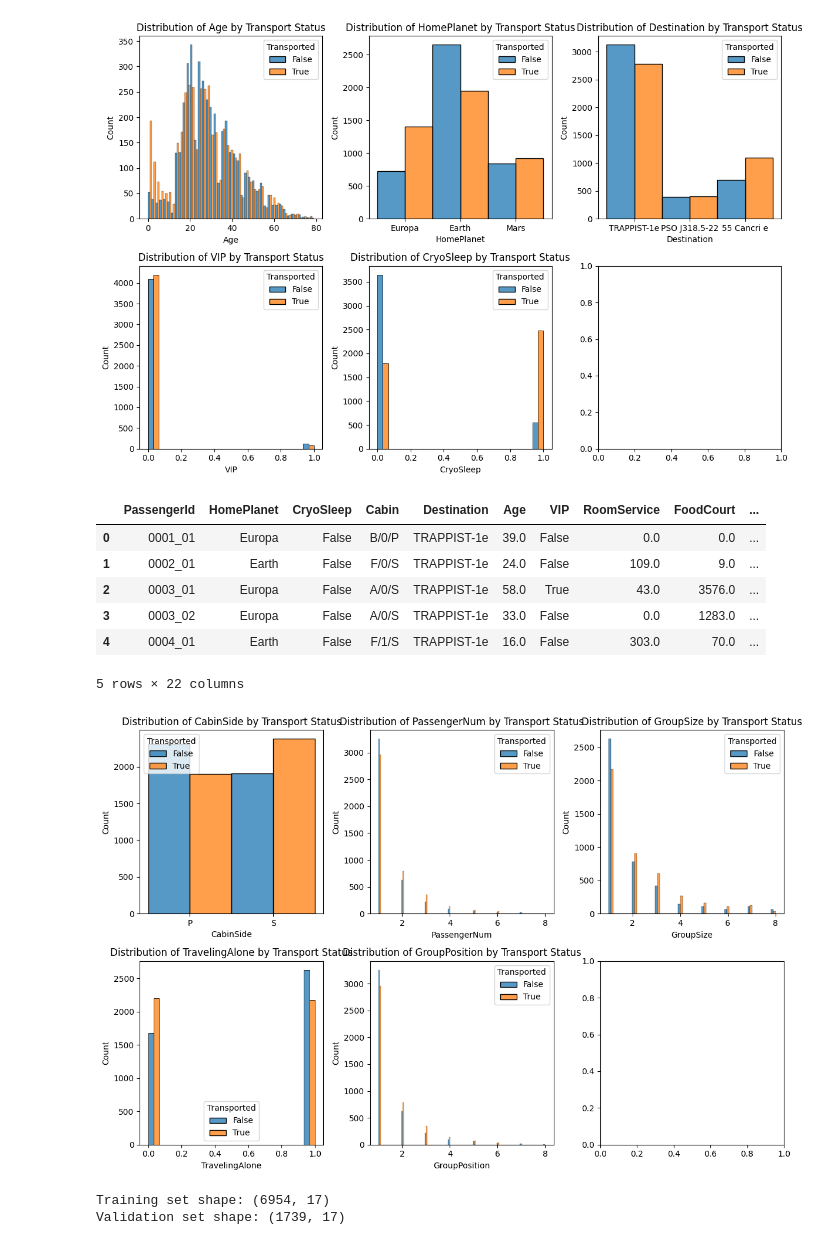
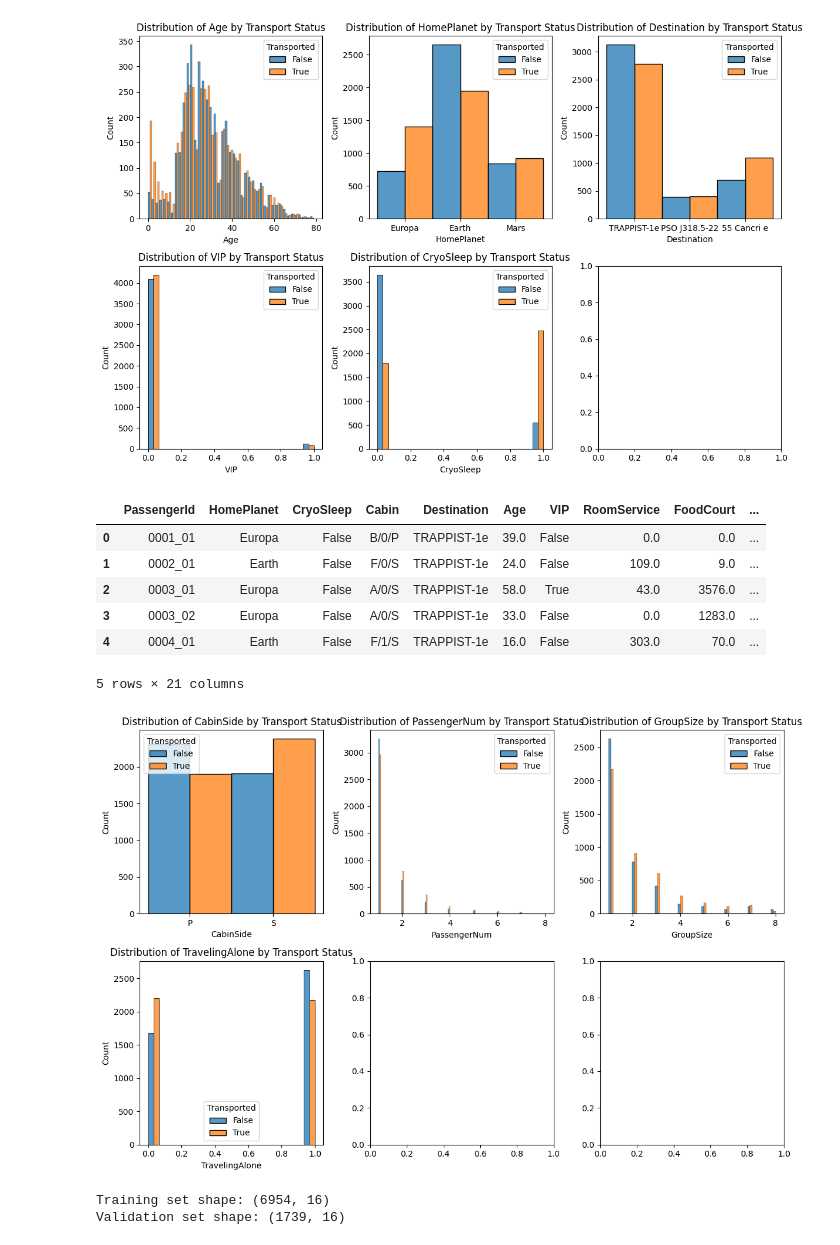
Before and after one commit to Husayn01/Machine-Learning-Specialization, a Jupyter notebook: Other Notebooks/Spaceship_Titanic_Logistic_Classification.ipynb, the cells around one changed output. Drawn from its saved outputs; the diff is of its cells as text; code cells hidden in the pictures.

```diff
--- a/Other Notebooks/Spaceship_Titanic_Logistic_Classification.ipynb
+++ b/Other Notebooks/Spaceship_Titanic_Logistic_Classification.ipynb
@@ -108,9 +108,6 @@ def engineer_features(df):
   # Create traveling alone indicator
   df_processed['TravelingAlone'] = (df_processed['GroupSize'] == 1).astype(int)
 
-  # Position within group (could indicate family hierarchy)
-  df_processed['GroupPosition'] = df_processed['PassengerNum']
-
   return df_processed
 # %%
 train_processed = engineer_features(train_data)
@@ -123,20 +120,20 @@ train_processed.head(5)
 | 2 | 0003_01 | Europa | False | A/0/S | TRAPPIST-1e | 58.0 | True | 43.0 | 3576.0 | ... |
 | 3 | 0003_02 | Europa | False | A/0/S | TRAPPIST-1e | 33.0 | False | 0.0 | 1283.0 | ... |
 | 4 | 0004_01 | Earth | False | F/1/S | TRAPPIST-1e | 16.0 | False | 303.0 | 70.0 | ... |
-5 rows × 22 columns
+5 rows × 21 columns
 # %%
-cols = ['CabinSide', 'PassengerNum', 'GroupSize', 'TravelingAlone', 'GroupPosition']
+cols = ['CabinSide', 'PassengerNum', 'GroupSize', 'TravelingAlone',]
 fig, axes = plt.subplots(2, 3, figsize=(12, 8))
 axes = axes.flatten()
 
 for i, col in enumerate(cols):
     sns.histplot(data=train_processed, x=col, hue='Transported', multiple='dodge', ax=axes[i])
     axes[i].set_title(f'Distribution of {col} by Transport Status')
 
 plt.tight_layout()
 plt.show()
 # %% [output]
-[figure, old version]
+[figure, new version]
 # %%
 from sklearn.model_selection import train_test_split
 from sklearn.preprocessing import StandardScaler, OneHotEncoder
@@ -145,7 +142,7 @@ from sklearn.ensemble import RandomForestClassifier
 from sklearn.linear_model import LogisticRegression
 from sklearn.metrics import accuracy_score, confusion_matrix
 # %%
-identifier_cols = ['PassengerId', 'Name', 'Cabin', 'GroupId','Transported']
+identifier_cols = ['PassengerId', 'Name', 'Cabin', 'GroupId','Transported',]
 X = train_processed.drop(identifier_cols, axis=1)
 y = train_processed['Transported']
 
@@ -153,5 +150,5 @@ x_train, x_test, y_train, y_test = train_test_split(X, y, test_size=0.2, random_
 print(f"Training set shape: {x_train.shape}")
 print(f"Validation set shape: {x_test.shape}")
 # %% [output]
-Training set shape: (6954, 17)
-Validation set shape: (1739, 17)
+Training set shape: (6954, 16)
+Validation set shape: (1739, 16)
```
Also changed, not shown: parts of 6 cells of this notebook.
